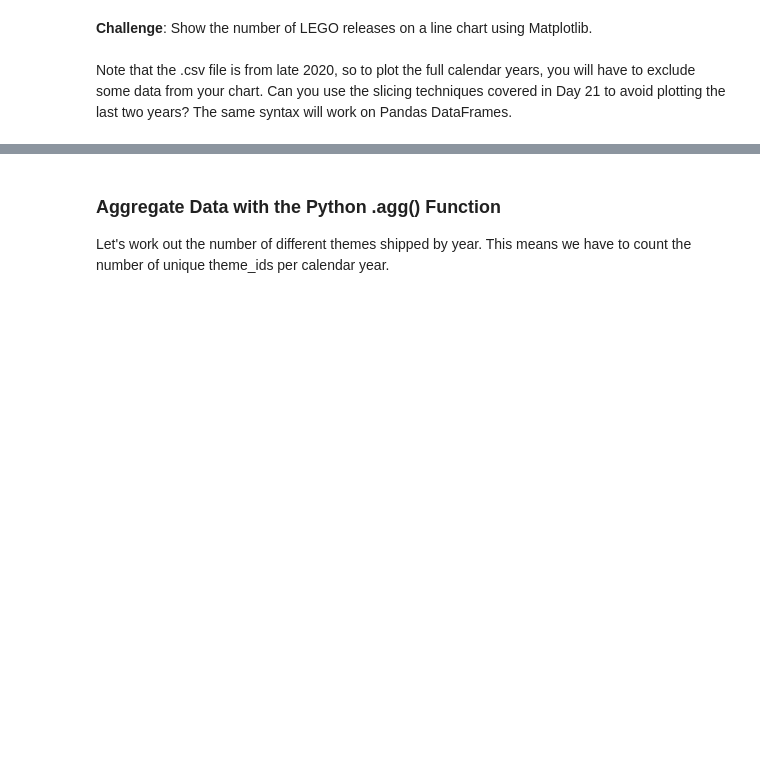
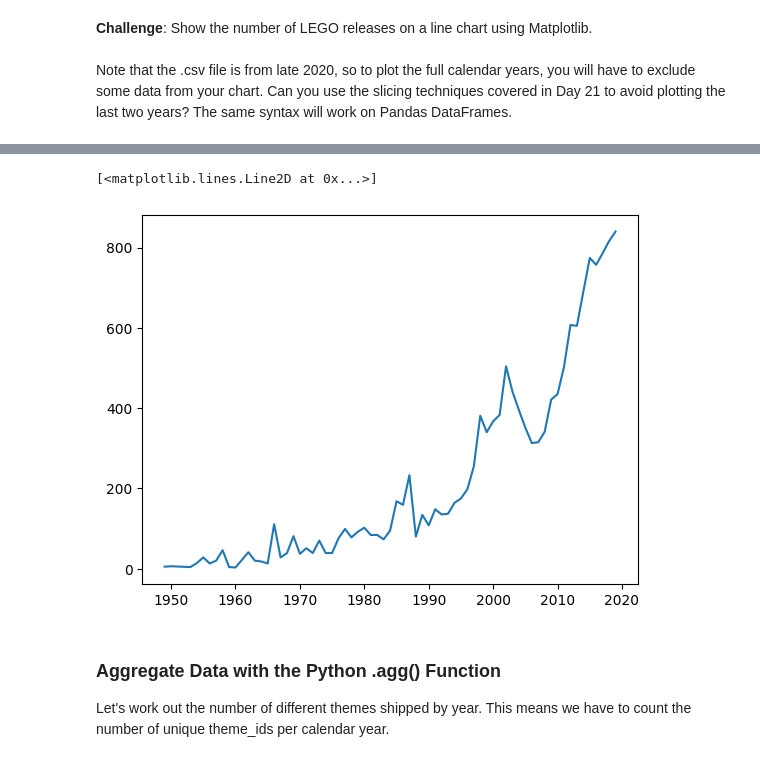
Before and after one commit to tsounguc/day-74, a Jupyter notebook: Lego_Analysis_for_Course_(start).ipynb, the cells around one changed output, grey strips where cells are left out. Drawn from its saved outputs; the diff is of its cells as text; code cells hidden in the pictures; blank space fills up the shorter version.

```diff
--- a/Lego_Analysis_for_Course_(start).ipynb
+++ b/Lego_Analysis_for_Course_(start).ipynb
@@ -161,3 +161,6 @@ Name: set_num, dtype: int64
 **Challenge**: Show the number of LEGO releases on a line chart using Matplotlib. <br>
 <br>
 Note that the .csv file is from late 2020, so to plot the full calendar years, you will have to exclude some data from your chart. Can you use the slicing techniques covered in Day 21 to avoid plotting the last two years? The same syntax will work on Pandas DataFrames.
+# %%
+sliced_sets_by_year = sets_by_year[:-2]
+sliced_sets_by_year.tail()
@@ -164,3 +175,8 @@ Note that the .csv file is from late 2020, so to plot the full calendar years, y
+# %%
+plt.plot(sliced_sets_by_year.index, sliced_sets_by_year.set_num)
+# %% [output]
+[<matplotlib.lines.Line2D at 0x...>]
+[figure, added]
 # %% [markdown]
 ### Aggregate Data with the Python .agg() Function
 
```
Also changed, not shown: parts of 11 cells of this notebook.
